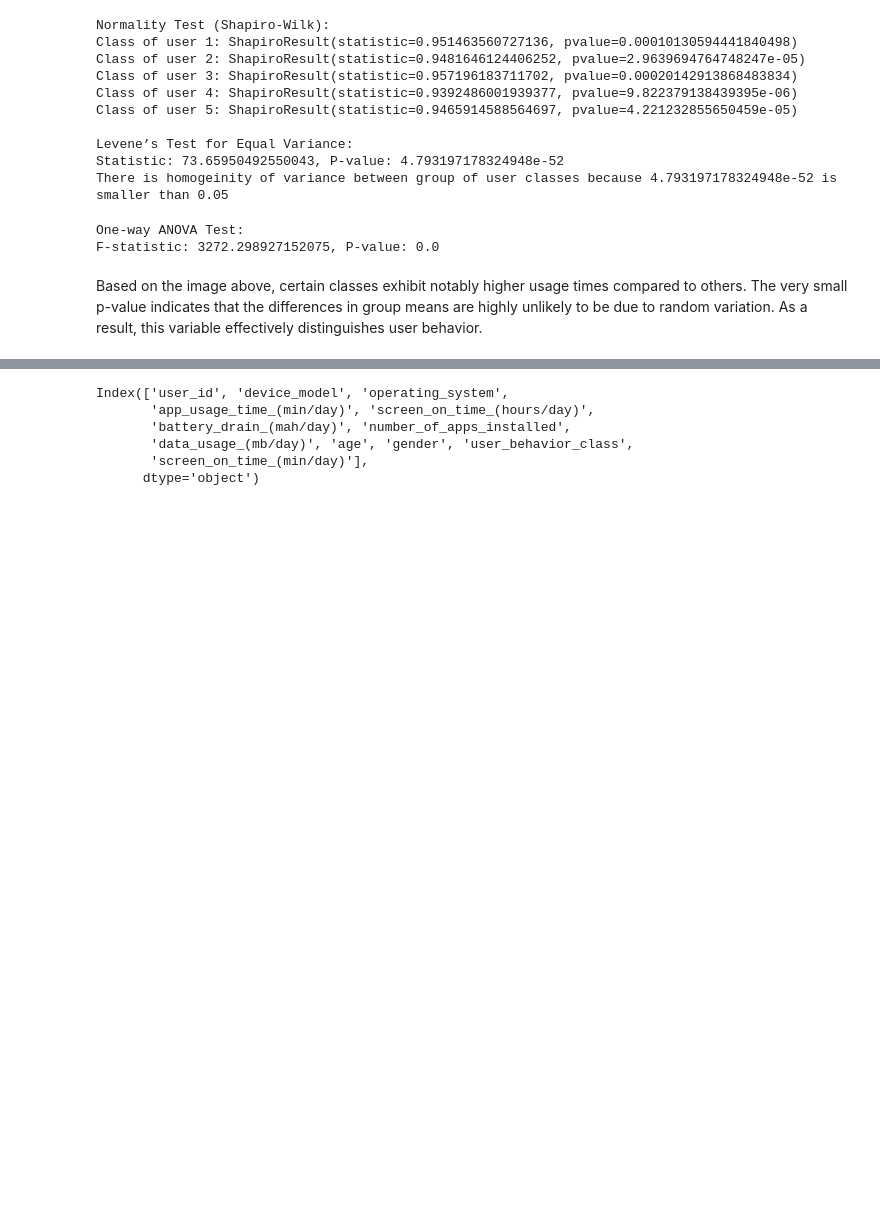
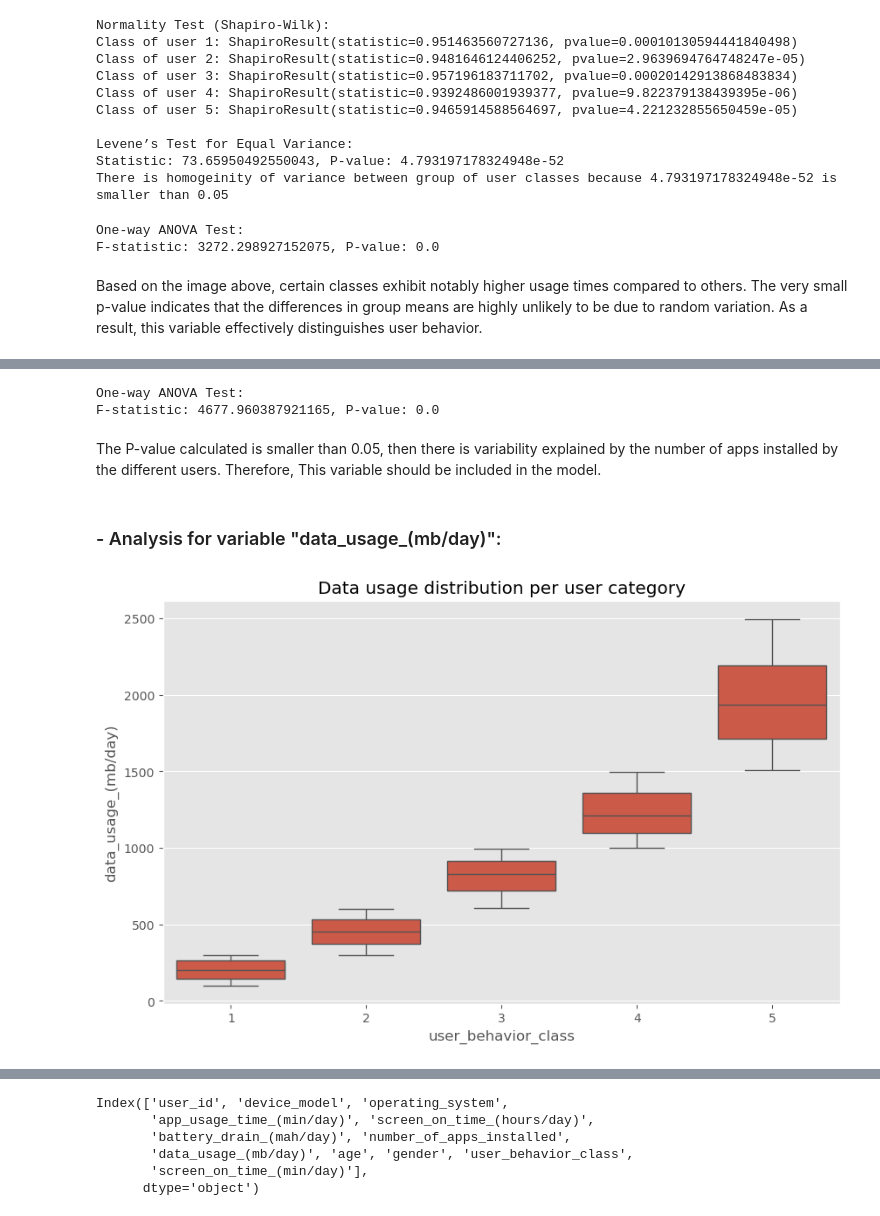
Before and after one commit to bizzaccelerator/classification_of_consumer_behaviour, a Jupyter notebook: notebook.ipynb, the cells around one changed output, grey strips where cells are left out. Saved outputs shown, nothing was run; the diff lists cells and outputs as text; code cells hidden in the pictures; blank space fills up the shorter version.

```diff
--- a/notebook.ipynb
+++ b/notebook.ipynb
@@ -456,0 +544,21 @@ Based on the image above, certain classes exhibit notably higher usage times com
+# %%
+# The variable 'number_of_apps_installed' follows a normal distribution, and evidence supports homoscedasticity between user groups.
+# Then, I will apply the parametric One-way ANOVA test to assess differences between groups:
+stat, p = f_oneway(*groups_app_number)
+print("One-way ANOVA Test:")
+print(f"F-statistic: {stat}, P-value: {p}")
+# %% [output]
+One-way ANOVA Test:
+F-statistic: 4677.960387921165, P-value: 0.0
+# %% [markdown]
+The P-value calculated is smaller than 0.05, then there is variability explained by the number of apps installed by the different users. Therefore, This variable should be included in the model.
+# %% [markdown]
+### - Analysis for variable "data_usage_(mb/day)":
+# %%
+# visualizing the data usage distribution per user category
+plt.figure(figsize=(10,6))
+sns.boxplot(x='user_behavior_class', y='data_usage_(mb/day)', data=users)
+plt.title('Data usage distribution per user category')
+plt.show()
+# %% [output]
+[figure, added]
```
Also changed, not shown: parts of 15 cells of this notebook.
